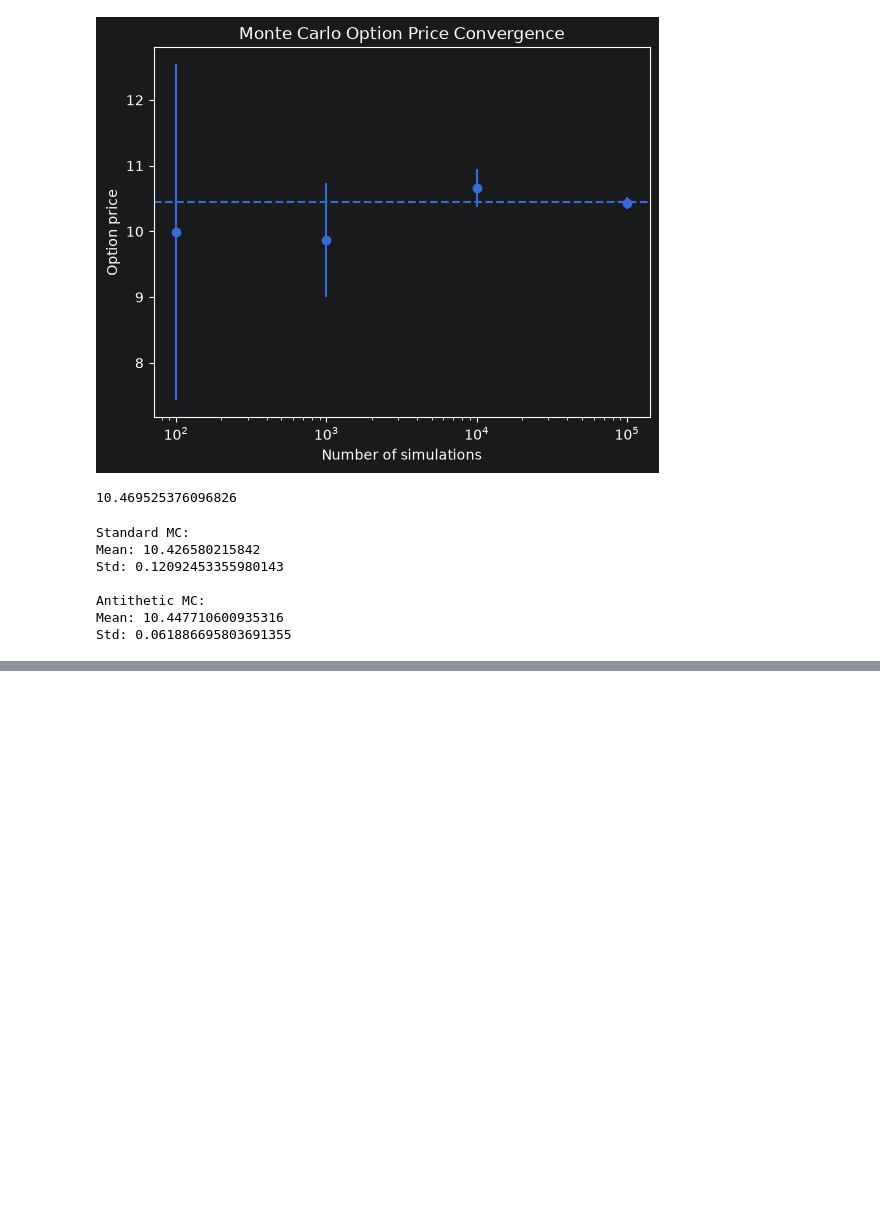
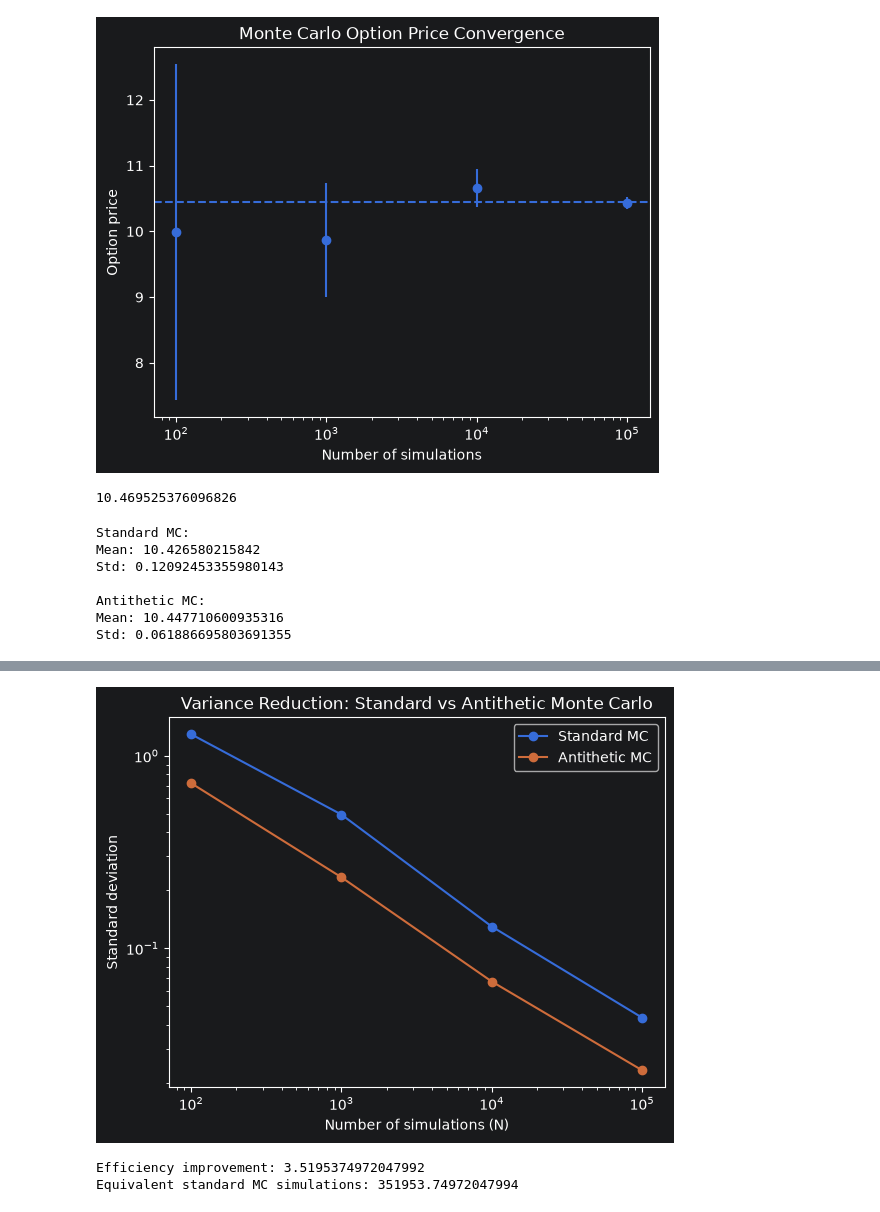
Before and after one commit to phil-C067/M-C-Option-Pricer, a Jupyter notebook: notebooks/01_convergence.ipynb, the cells around one changed output, grey strips where cells are left out. Drawn from its saved outputs; the diff is of its cells as text; code cells hidden in the pictures; blank space fills up the shorter version.

Commit message:
Compared standard and antithetic M-C

```diff
--- a/notebooks/01_convergence.ipynb
+++ b/notebooks/01_convergence.ipynb
@@ -172,0 +199,3 @@ Std: 0.061886695803691355
+# %%
+comparison_df = pd.DataFrame(comparison_results)
+comparison_df
@@ -172,0 +208,5 @@ Std: 0.061886695803691355
+# %%
+comparison_df["variance_reduction"] = (1 -(comparison_df["antithetic_std"] ** 2)
+    / (comparison_df["standard_std"] ** 2)) * 100
+
+comparison_df
@@ -172,0 +219,38 @@ Std: 0.061886695803691355
+# %%
+plt.loglog(
+    comparison_df["N"],
+    comparison_df["standard_std"],
+    marker="o",
+    label="Standard MC"
+)
+
+plt.loglog(
+    comparison_df["N"],
+    comparison_df["antithetic_std"],
+    marker="o",
+    label="Antithetic MC"
+)
+
+plt.xlabel("Number of simulations (N)")
+plt.ylabel("Standard deviation")
+plt.title("Variance Reduction: Standard vs Antithetic Monte Carlo")
+plt.legend()
+plt.show()
+# %% [output]
+[figure, added]
+# %%
+standard_se = comparison_df.loc[
+    comparison_df["N"] == 100000, "standard_std"
+].iloc[0]
+
+antithetic_se = comparison_df.loc[
+    comparison_df["N"] == 100000, "antithetic_std"
+].iloc[0]
+
+efficiency = (standard_se / antithetic_se) ** 2
+
+print("Efficiency improvement:", efficiency)
+print("Equivalent standard MC simulations:", 100000 * efficiency)
+# %% [output]
+Efficiency improvement: 3.5195374972047992
+Equivalent standard MC simulations: 351953.74972047994
```
Also changed, not shown: parts of 3 cells of this notebook.
